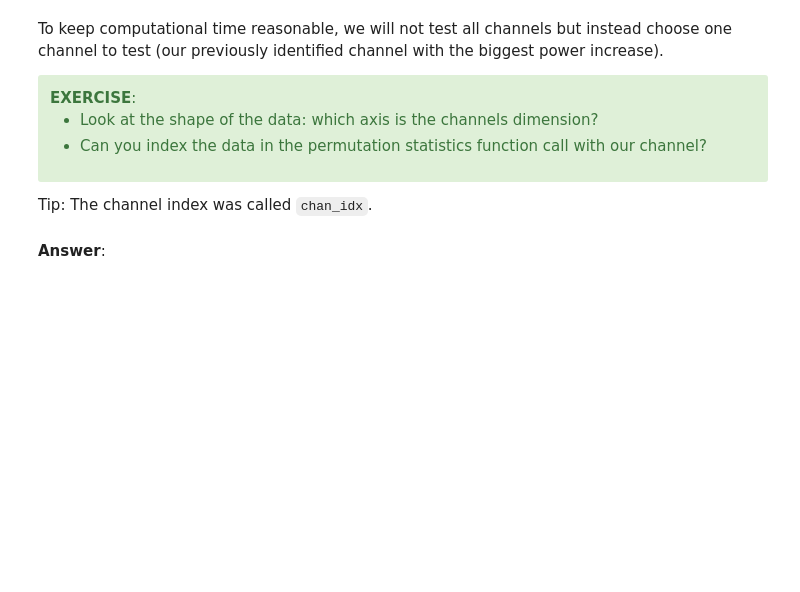
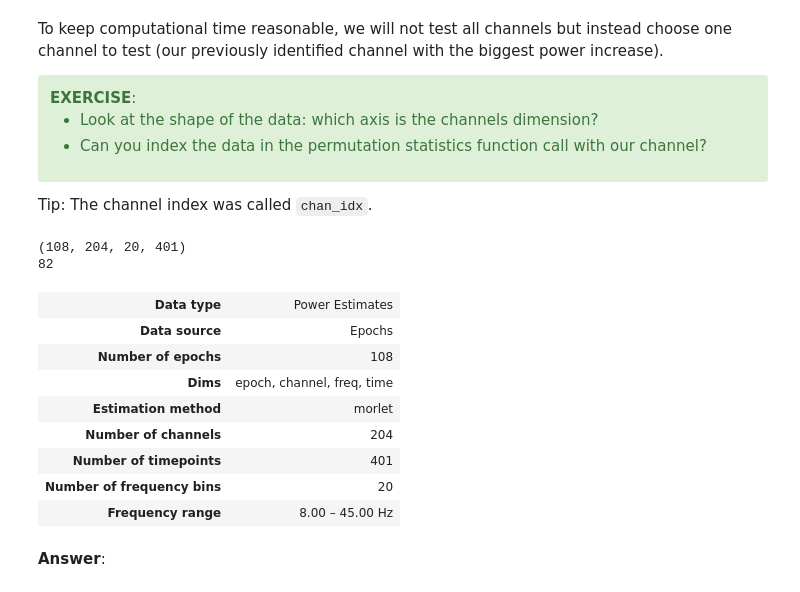
Before and after one commit to timdressler/mne_workshop_oldenburg, a Jupyter notebook: intro_to_mne/Time_frequency_analysis.ipynb, the cells around one changed output. Drawn from its saved outputs; the diff is of its cells as text; code cells hidden in the pictures; blank space fills up the shorter version.

```diff
--- a/intro_to_mne/Time_frequency_analysis.ipynb
+++ b/intro_to_mne/Time_frequency_analysis.ipynb
@@ -278,7 +474,7 @@ Let's plot one channel of interest - the one you identified above!
     </ul>
 </div>
 # %%
-chan_idx = power.ch_names.index()  # complete this!
+chan_idx = power.ch_names.index('MEG 1142')  # complete this!
 # %% [markdown]
 Let's plot the TFR of this one channel!
 # %%
@@ -352,3 +579,22 @@ For that, we have to recompute our time-frequency representation to include sing
+# %%
+# Answer:
+# careful, we only have one output now!
+# define frequencies of interest (log-spaced)
+freqs = np.logspace(*np.log10([8, 45]), num=20)
+
+# number of cycles
+n_cycles = 3.
+
+# compute the TFR using Morlet wavelets
+power = epochs.compute_tfr(
+    method='morlet',
+    freqs=freqs,
+    n_cycles=n_cycles,
+    average=False,
+    use_fft=True,
+    return_itc=False,
+    decim=3,
+    n_jobs=1)
 # %% [markdown]
 We express the data as percentage increase or decrease as compared to the baseline - that way, we can test the data against 0 later on.
 # %%
@@ -376,3 +631,20 @@ Tip: The channel index was called `chan_idx`.
+# %%
+# Answer:
+print(power.shape)
+print(chan_idx)
+power
+# %% [output]
+(108, 204, 20, 401)
+82
+| Data type | Power Estimates |
+| Data source | Epochs |
+| Number of epochs | 108 |
+| Dims | epoch, channel, freq, time |
+| Estimation method | morlet |
+| Number of channels | 204 |
+| Number of timepoints | 401 |
+| Number of frequency bins | 20 |
+| Frequency range | 8.00 – 45.00 Hz |
 # %% [markdown]
 **Answer**:
 # %% [markdown]
```
Also changed, not shown: parts of 30 cells of this notebook, 1 other file.
